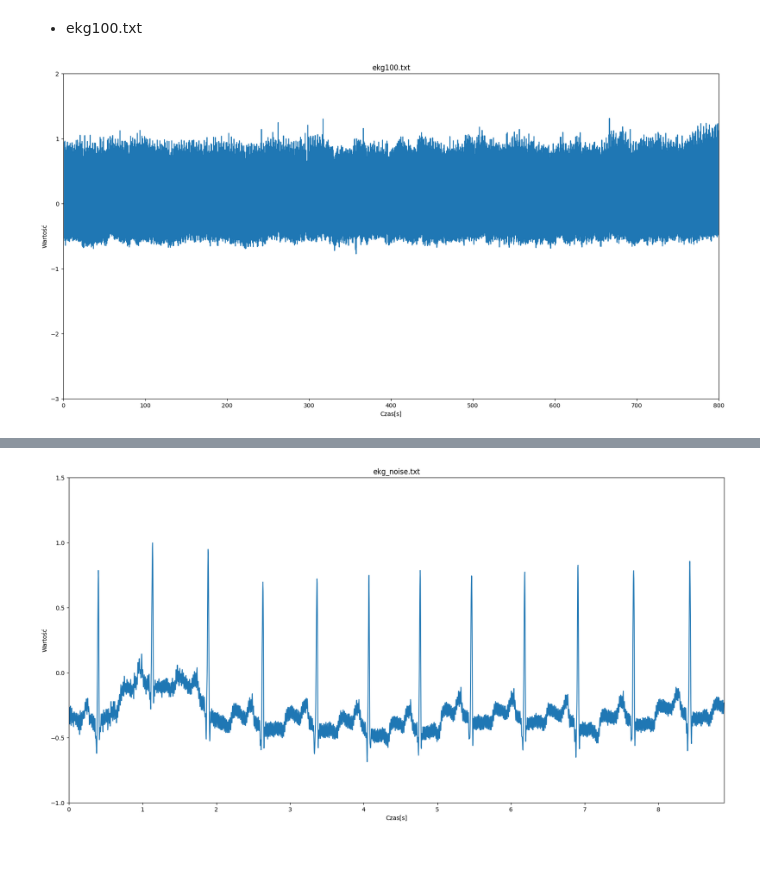
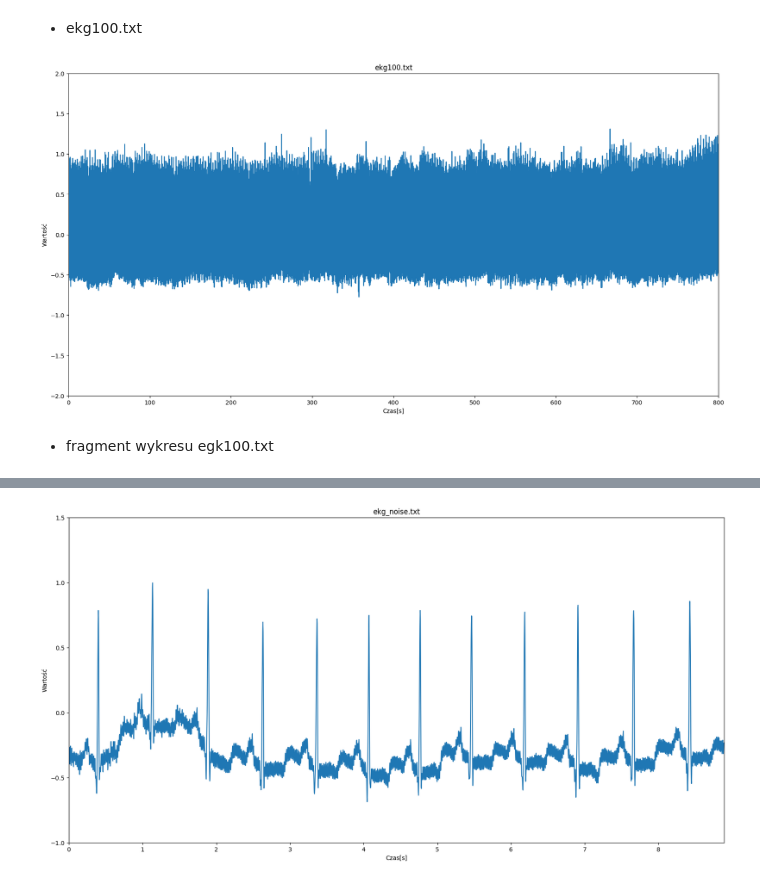
Before and after one commit to igorwlodarczyk/cpsio, a Jupyter notebook: lab1.ipynb, the cells around one changed output, grey strips where cells are left out. Saved outputs shown, nothing was run; the diff lists cells and outputs as text; code cells hidden in the pictures; blank space fills up the shorter version.

```diff
--- a/lab1.ipynb
+++ b/lab1.ipynb
@@ -56,17 +56,19 @@ plt.show()
 # %%
 ekg100 = pd.read_csv('ekg100.txt', names=['1'])
 sampling_frequency_ekg100 = 360
 
 ekg100['Czas'] = ekg100.index/sampling_frequency_ekg100
 ekg100 = ekg100.set_index('Czas')
 
 plt.figure(figsize=(20,10))
 plt.plot(ekg100.index, ekg100['1'])
 plt.title('ekg100.txt')
 plt.xlabel('Czas[s]')
 plt.ylabel('Wartość')
 plt.xlim(0,800)
-plt.ylim(-3,2.0)
+plt.ylim(-2,2.0)
 plt.show()
 # %% [output]
-[figure, old version]
+[figure, new version]
+# %% [markdown]
+- fragment wykresu egk100.txt
```
Also changed, not shown: parts of 7 cells of this notebook.
